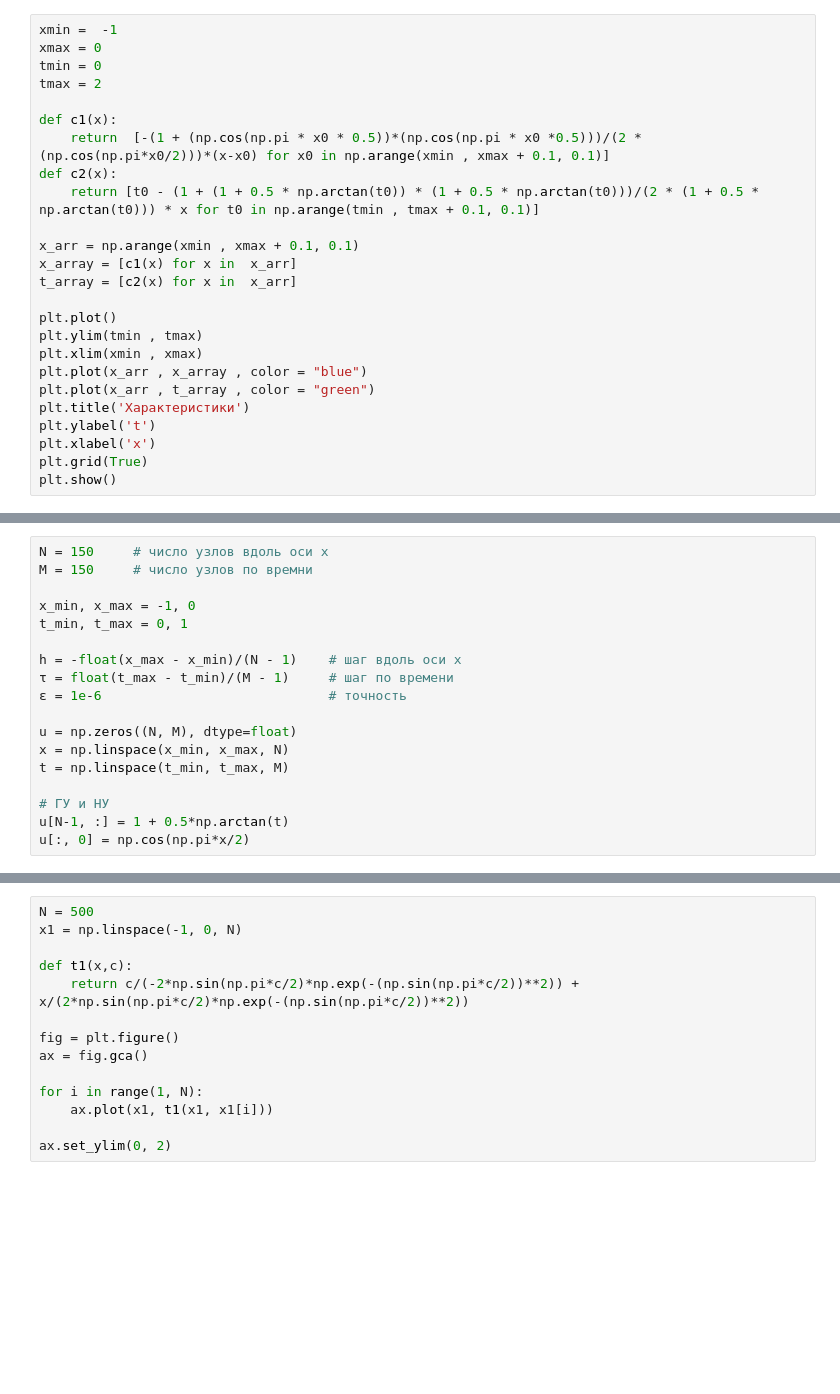
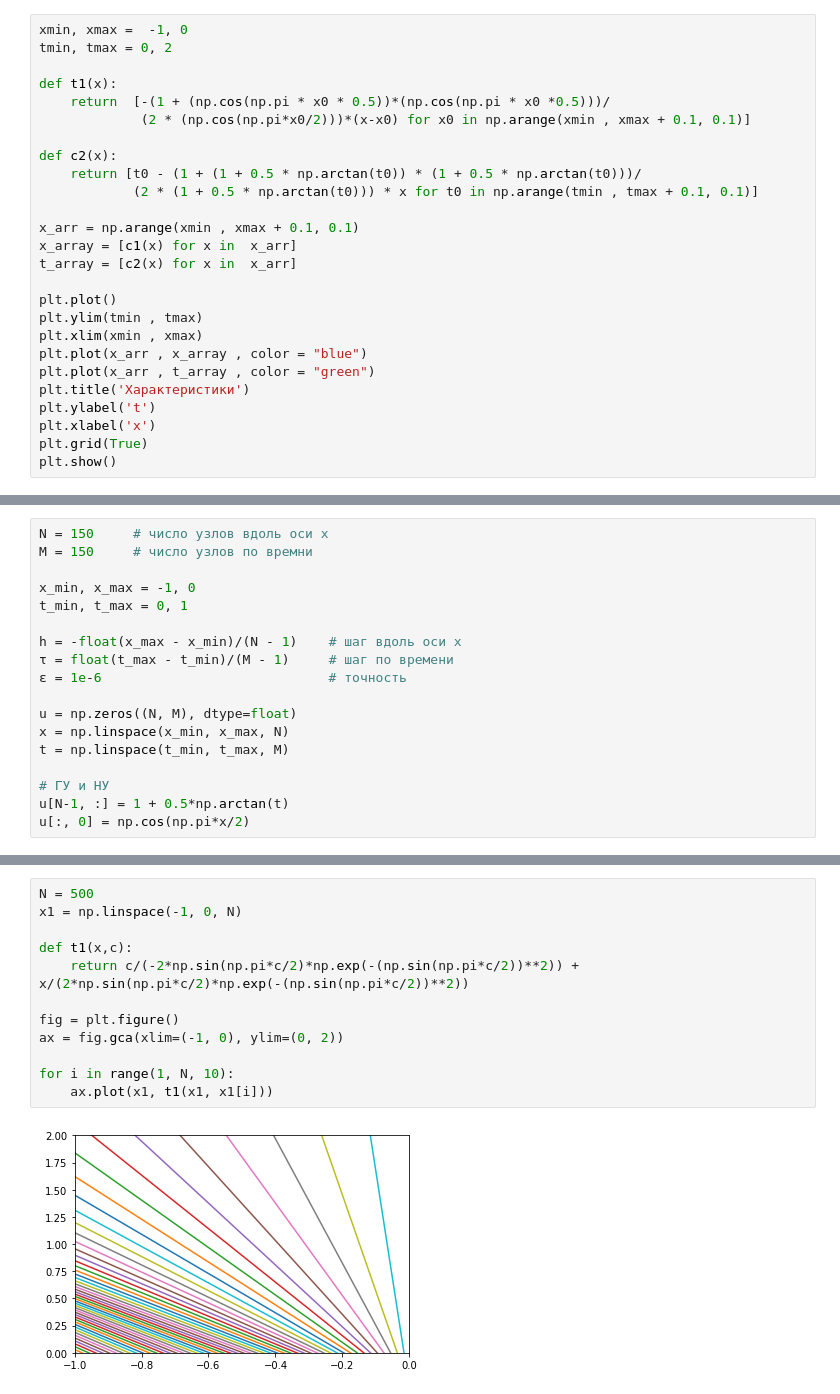
Before and after one commit to ctbip/omm-praki, a Jupyter notebook: styrov-28var.ipynb, the cells around one changed output, grey strips where cells are left out. Saved outputs shown, nothing was run; the diff lists cells and outputs as text; blank space fills up the shorter version.

```diff
--- a/styrov-28var.ipynb
+++ b/styrov-28var.ipynb
@@ -44,15 +44,16 @@ $$\left\{ \begin{array}{} t=-\frac{1+(1+\frac{1}{2} arctg\ t^*)^2}{2+ arctg\ t^*
 # %% [markdown]
 ### Код для построения характеристик
 # %%
-xmin =  -1
-xmax = 0
-tmin = 0
-tmax = 2
+xmin, xmax =  -1, 0
+tmin, tmax = 0, 2
 
-def c1(x):
-    return  [-(1 + (np.cos(np.pi * x0 * 0.5))*(np.cos(np.pi * x0 *0.5)))/(2 * (np.cos(np.pi*x0/2)))*(x-x0) for x0 in np.arange(xmin , xmax + 0.1, 0.1)]
+def t1(x):
+    return  [-(1 + (np.cos(np.pi * x0 * 0.5))*(np.cos(np.pi * x0 *0.5)))/
+             (2 * (np.cos(np.pi*x0/2)))*(x-x0) for x0 in np.arange(xmin , xmax + 0.1, 0.1)]
+
 def c2(x):
-    return [t0 - (1 + (1 + 0.5 * np.arctan(t0)) * (1 + 0.5 * np.arctan(t0)))/(2 * (1 + 0.5 * np.arctan(t0))) * x for t0 in np.arange(tmin , tmax + 0.1, 0.1)]
+    return [t0 - (1 + (1 + 0.5 * np.arctan(t0)) * (1 + 0.5 * np.arctan(t0)))/
+            (2 * (1 + 0.5 * np.arctan(t0))) * x for t0 in np.arange(tmin , tmax + 0.1, 0.1)]
 
 x_arr = np.arange(xmin , xmax + 0.1, 0.1)
 x_array = [c1(x) for x in  x_arr]
@@ -192,14 +174,14 @@ anim = animation.FuncAnimation(fig, animate, interval=10, init_func=init,
 # %%
 N = 500
 x1 = np.linspace(-1, 0, N)
 
 def t1(x,c):
     return c/(-2*np.sin(np.pi*c/2)*np.exp(-(np.sin(np.pi*c/2))**2)) + x/(2*np.sin(np.pi*c/2)*np.exp(-(np.sin(np.pi*c/2))**2))
 
 fig = plt.figure()
-ax = fig.gca()
+ax = fig.gca(xlim=(-1, 0), ylim=(0, 2))
 
-for i in range(1, N):
+for i in range(1, N, 10):
     ax.plot(x1, t1(x1, x1[i]))
-
-ax.set_ylim(0, 2)
+# %% [output]
+[figure, added]
```
Also changed, not shown: parts of 5 cells of this notebook.
